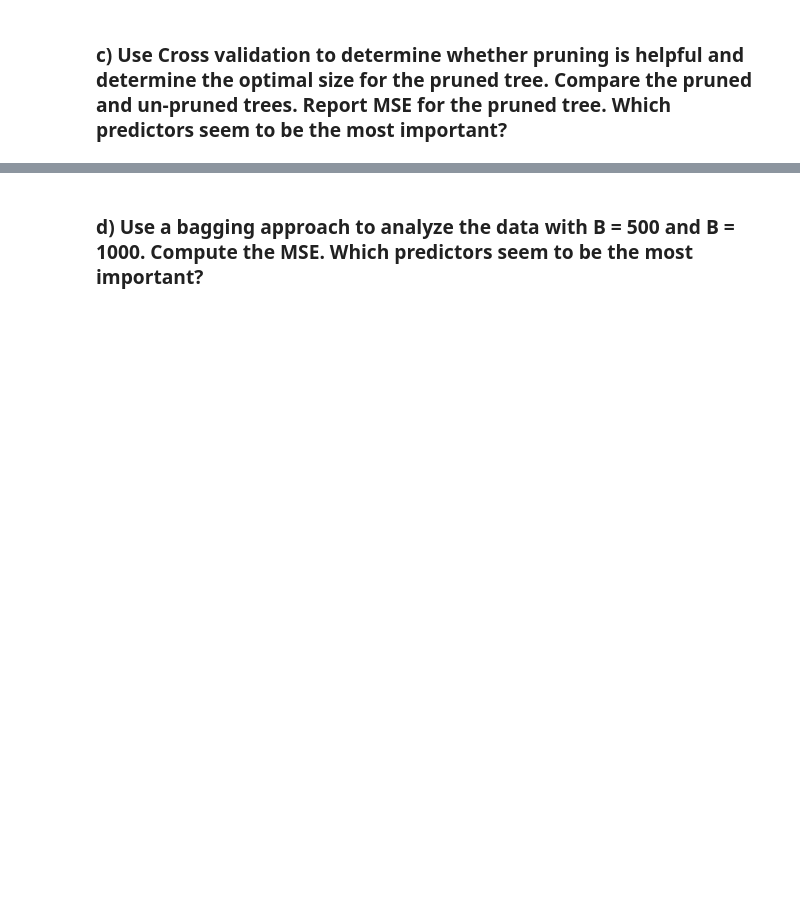
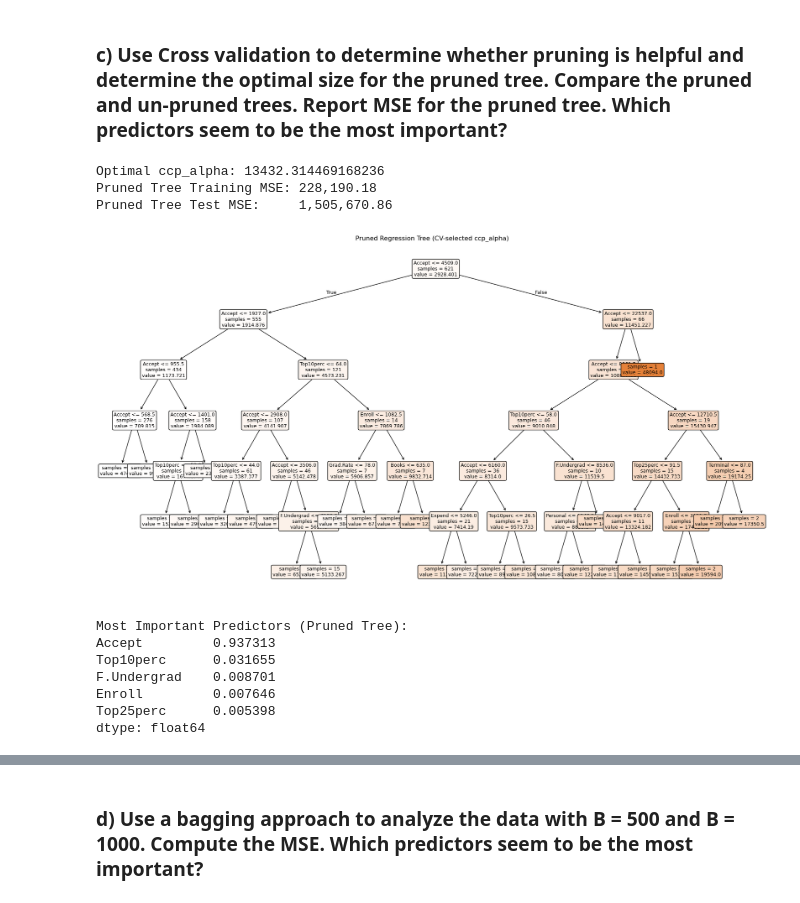
Before and after one commit to Edwin-Kutsushi/STAT-587-Homework-2, a Jupyter notebook: Homework_2.ipynb, the cells around one changed output, grey strips where cells are left out. Cells and saved outputs as stored; diff of their text form; code cells hidden in the pictures; blank space fills up the shorter version.

```diff
--- a/Homework_2.ipynb
+++ b/Homework_2.ipynb
@@ -174,0 +141,80 @@ feature_importance = (
+# %%
+# cost–complexity pruning path using training data
+base_tree = DecisionTreeRegressor(random_state=42)
+path = base_tree.cost_complexity_pruning_path(X_train, y_train)
+ccp_alphas = path.ccp_alphas
+
+# cross-validation to select the optimal ccp_alpha
+param_grid = {"ccp_alpha": ccp_alphas}
+grid = GridSearchCV(
+    DecisionTreeRegressor(random_state=42),
+    param_grid,
+    cv=5,
+    scoring="neg_mean_squared_error"
+)
+grid.fit(X_train, y_train)
+
+optimal_ccp_alpha = grid.best_params_["ccp_alpha"]
+print(f"Optimal ccp_alpha: {optimal_ccp_alpha}")
+
+# fit the pruned regression tree using the selected ccp_alpha
+pruned_tree = DecisionTreeRegressor(
+    ccp_alpha=optimal_ccp_alpha,
+    random_state=42
+)
+pruned_tree.fit(X_train, y_train)
+
+# compute training and test predictions
+train_pred = pruned_tree.predict(X_train)
+test_pred  = pruned_tree.predict(X_test)
+
+# compute training and test mean squared error
+train_mse = mean_squared_error(y_train, train_pred)
+test_mse  = mean_squared_error(y_test, test_pred)
+
+print(f"Pruned Tree Training MSE: {train_mse:,.2f}")
+print(f"Pruned Tree Test MSE:     {test_mse:,.2f}")
+
+# plot the pruned regression tree
+plt.figure(figsize=(22, 12))
+plot_tree(
+    pruned_tree,
+    feature_names=X.columns,
+    filled=True,
+    rounded=True,
+    impurity=False,
+    fontsize=9
+)
+plt.title("Pruned Regression Tree (CV-selected ccp_alpha)")
+plt.savefig("Pruned Regression Tree (CV-selected ccp_alpha).jpg", dpi=300, bbox_inches="tight")
+plt.show()
+
+# compute variable importance from the pruned tree
+feature_importance = pd.Series(
+    pruned_tree.feature_importances_,
+    index=X.columns
+).sort_values(ascending=False)
+
+print("\nMost Important Predictors (Pruned Tree):")
+print(feature_importance.head())
+
+# plot variable importance for the top predictors
+plt.figure(figsize=(10, 6))
+feature_importance.head(10).plot(kind="barh")
+plt.gca().invert_yaxis()
+plt.xlabel("Importance")
+plt.title("Variable Importance (Pruned Regression Tree)")
+plt.savefig("Variable Importance (Pruned Regression Tree).jpg", dpi=300, bbox_inches="tight")
+plt.show()
+# %% [output]
+Optimal ccp_alpha: 13432.314469168236
+Pruned Tree Training MSE: 228,190.18
+Pruned Tree Test MSE:     1,505,670.86
+[figure, added]
+Most Important Predictors (Pruned Tree):
+Accept         0.937313
+Top10perc      0.031655
+F.Undergrad    0.008701
+Enroll         0.007646
+Top25perc      0.005398
+dtype: float64
```
Also changed, not shown: parts of 17 cells of this notebook.
